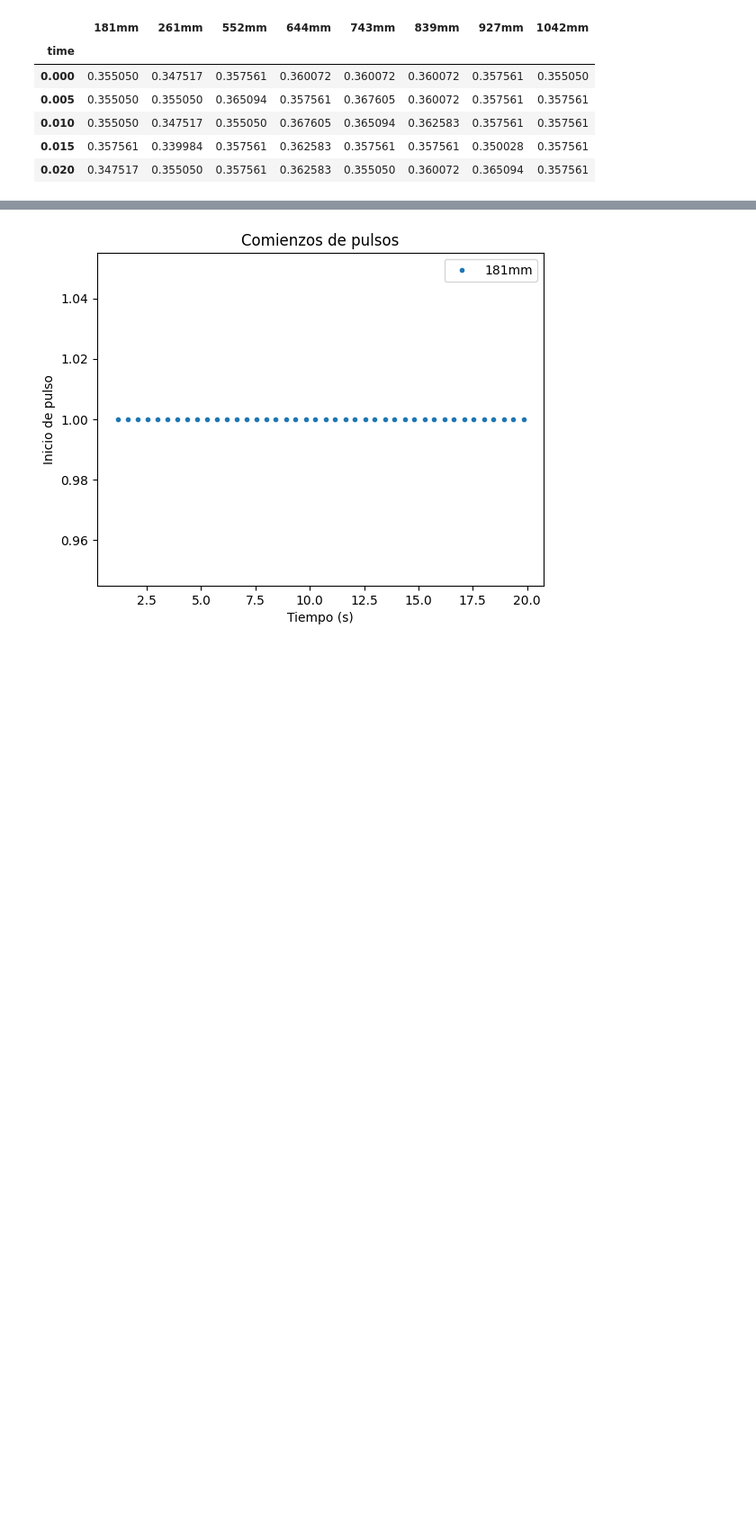
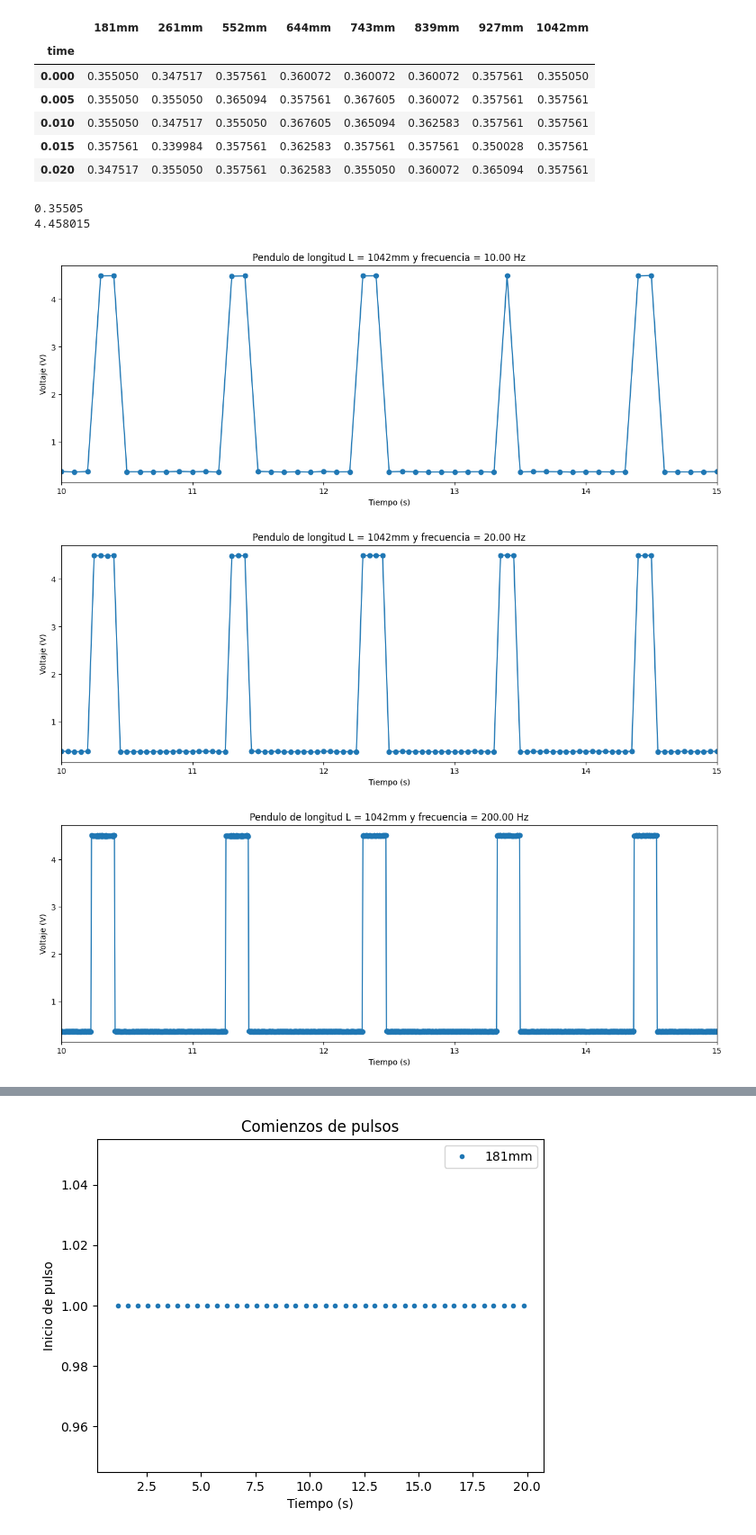
Before and after one commit to LecJackS/Mecanica-y-Termodinamica-2024-1C, a Jupyter notebook: Laboratorios/Labo03-04/Labo02.ipynb, the cells around one changed output, grey strips where cells are left out. Shown at 90% size. Drawn from its saved outputs; the diff is of its cells as text; code cells hidden in the pictures; blank space fills up the shorter version.

```diff
--- a/Laboratorios/Labo03-04/Labo02.ipynb
+++ b/Laboratorios/Labo03-04/Labo02.ipynb
@@ -52,6 +56,43 @@ df.head()
 | 0.010 | 0.355050 | 0.347517 | 0.355050 | 0.367605 | 0.365094 | 0.362583 | 0.357561 | 0.357561 |
 | 0.015 | 0.357561 | 0.339984 | 0.357561 | 0.362583 | 0.357561 | 0.357561 | 0.350028 | 0.357561 |
 | 0.020 | 0.347517 | 0.355050 | 0.357561 | 0.362583 | 0.355050 | 0.360072 | 0.365094 | 0.357561 |
+# %%
+# 1 A
+# Vemos los valores de 0 y 1
+print(df['181mm'][0.0])
+print(df['181mm'][2.0])
+# %% [output]
+0.35505
+4.458015
+# %%
+# 1 B
+
+# Funcione auxiliares para bajar la frecuencia artificialmente
+
+def is_close_to_integer(x, tolerance=1e-4):
+    return np.isclose(x, round(x), atol=tolerance)
+
+def is_multiple(x, multiple):
+    return is_close_to_integer(x/multiple)
+# %%
+freqs = [1/10, 1/20, 1/200]
+
+for freq in freqs:
+    a = (df['1042mm'].index).tolist()
+    result = [is_multiple(num, freq) for num in a]
+    df_low_freq = df[result]
+
+    fig = plt.figure(figsize=(15,5))
+    df_low_freq['1042mm'].plot(style="-o")
+    plt.title(f"Pendulo de longitud L = {'1042mm'} y frecuencia = {1/freq:.2f} Hz")
+    plt.xlabel("Tiempo (s)")
+    plt.ylabel("Voltaje (V)")
+    plt.xlim([10, 15])
+    plt.show()
+# %% [output]
+[figure, added]
+[figure, added]
+[figure, added]
 # %%
 # Grafico todas las señales
 for c in columns:
```
Also changed, not shown: parts of 22 cells of this notebook.
